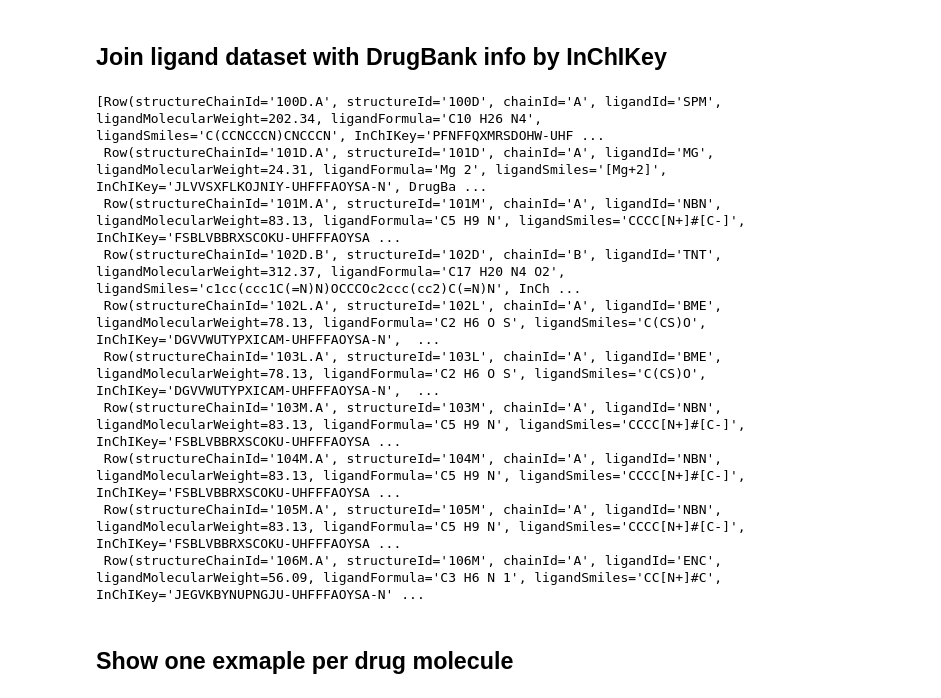
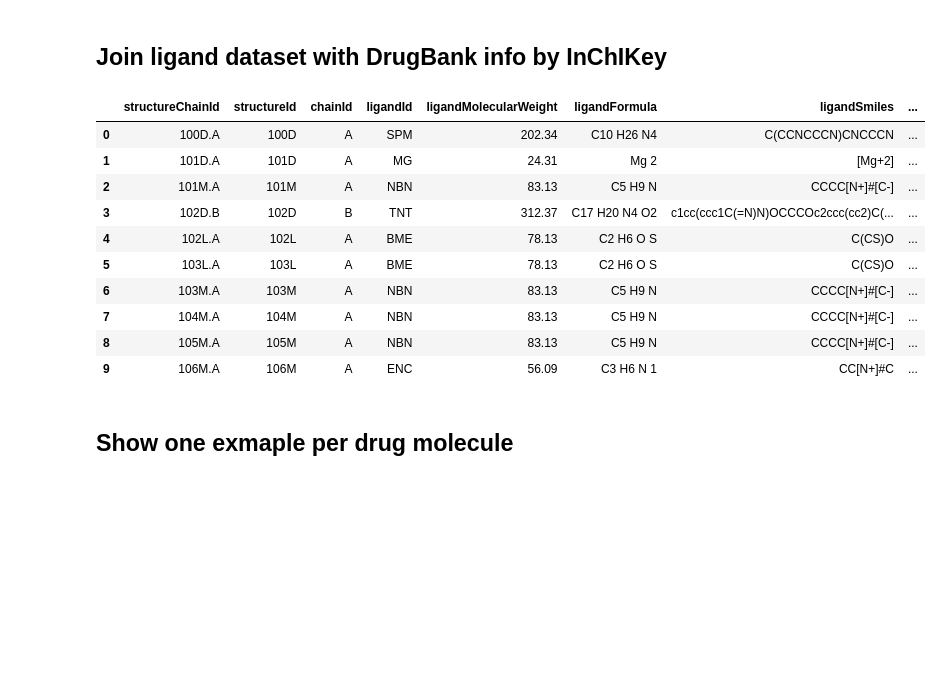
Before and after one commit to sbl-sdsc/mmtf-pyspark, a Jupyter notebook: demos/applications/PdbDrugBankMapping.ipynb, the cells around one changed output. Drawn from its saved outputs; the diff is of its cells as text; code cells hidden in the pictures; blank space fills up the shorter version.

```diff
--- a/demos/applications/PdbDrugBankMapping.ipynb
+++ b/demos/applications/PdbDrugBankMapping.ipynb
@@ -68,18 +73,19 @@ ligands.head(5)
 ## Join ligand dataset with DrugBank info by InChIKey
 # %%
 ligands = ligands.join(drugBank, ligands.InChIKey == drugBank.StandardInChIKey)
-ligands.head(10)
+ligands.toPandas().head(10)
 # %% [output]
-[Row(structureChainId='100D.A', structureId='100D', chainId='A', ligandId='SPM', ligandMolecularWeight=202.34, ligandFormula='C10 H26 N4', ligandSmiles='C(CCNCCCN)CNCCCN', InChIKey='PFNFFQXMRSDOHW-UHF ...
- Row(structureChainId='101D.A', structureId='101D', chainId='A', ligandId='MG', ligandMolecularWeight=24.31, ligandFormula='Mg 2', ligandSmiles='[Mg+2]', InChIKey='JLVVSXFLKOJNIY-UHFFFAOYSA-N', DrugBa ...
- Row(structureChainId='101M.A', structureId='101M', chainId='A', ligandId='NBN', ligandMolecularWeight=83.13, ligandFormula='C5 H9 N', ligandSmiles='CCCC[N+]#[C-]', InChIKey='FSBLVBBRXSCOKU-UHFFFAOYSA ...
- Row(structureChainId='102D.B', structureId='102D', chainId='B', ligandId='TNT', ligandMolecularWeight=312.37, ligandFormula='C17 H20 N4 O2', ligandSmiles='c1cc(ccc1C(=N)N)OCCCOc2ccc(cc2)C(=N)N', InCh ...
- Row(structureChainId='102L.A', structureId='102L', chainId='A', ligandId='BME', ligandMolecularWeight=78.13, ligandFormula='C2 H6 O S', ligandSmiles='C(CS)O', InChIKey='DGVVWUTYPXICAM-UHFFFAOYSA-N',  ...
- Row(structureChainId='103L.A', structureId='103L', chainId='A', ligandId='BME', ligandMolecularWeight=78.13, ligandFormula='C2 H6 O S', ligandSmiles='C(CS)O', InChIKey='DGVVWUTYPXICAM-UHFFFAOYSA-N',  ...
- Row(structureChainId='103M.A', structureId='103M', chainId='A', ligandId='NBN', ligandMolecularWeight=83.13, ligandFormula='C5 H9 N', ligandSmiles='CCCC[N+]#[C-]', InChIKey='FSBLVBBRXSCOKU-UHFFFAOYSA ...
- Row(structureChainId='104M.A', structureId='104M', chainId='A', ligandId='NBN', ligandMolecularWeight=83.13, ligandFormula='C5 H9 N', ligandSmiles='CCCC[N+]#[C-]', InChIKey='FSBLVBBRXSCOKU-UHFFFAOYSA ...
- Row(structureChainId='105M.A', structureId='105M', chainId='A', ligandId='NBN', ligandMolecularWeight=83.13, ligandFormula='C5 H9 N', ligandSmiles='CCCC[N+]#[C-]', InChIKey='FSBLVBBRXSCOKU-UHFFFAOYSA ...
- Row(structureChainId='106M.A', structureId='106M', chainId='A', ligandId='ENC', ligandMolecularWeight=56.09, ligandFormula='C3 H6 N 1', ligandSmiles='CC[N+]#C', InChIKey='JEGVKBYNUPNGJU-UHFFFAOYSA-N' ...
+|  | structureChainId | structureId | chainId | ligandId | ligandMolecularWeight | ligandFormula | ligandSmiles | ... |
+| 0 | 100D.A | 100D | A | SPM | 202.34 | C10 H26 N4 | C(CCNCCCN)CNCCCN | ... |
+| 1 | 101D.A | 101D | A | MG | 24.31 | Mg 2 | [Mg+2] | ... |
+| 2 | 101M.A | 101M | A | NBN | 83.13 | C5 H9 N | CCCC[N+]#[C-] | ... |
+| 3 | 102D.B | 102D | B | TNT | 312.37 | C17 H20 N4 O2 | c1cc(ccc1C(=N)N)OCCCOc2ccc(cc2)C(... | ... |
+| 4 | 102L.A | 102L | A | BME | 78.13 | C2 H6 O S | C(CS)O | ... |
+| 5 | 103L.A | 103L | A | BME | 78.13 | C2 H6 O S | C(CS)O | ... |
+| 6 | 103M.A | 103M | A | NBN | 83.13 | C5 H9 N | CCCC[N+]#[C-] | ... |
+| 7 | 104M.A | 104M | A | NBN | 83.13 | C5 H9 N | CCCC[N+]#[C-] | ... |
+| 8 | 105M.A | 105M | A | NBN | 83.13 | C5 H9 N | CCCC[N+]#[C-] | ... |
+| 9 | 106M.A | 106M | A | ENC | 56.09 | C3 H6 N 1 | CC[N+]#C | ... |
 # %% [markdown]
 ## Show one exmaple per drug molecule
 # %%
```
Also changed, not shown: parts of 13 cells of this notebook.
